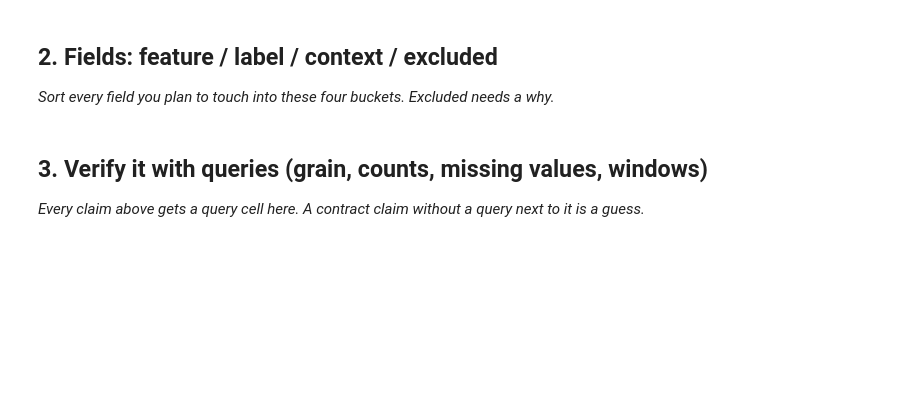
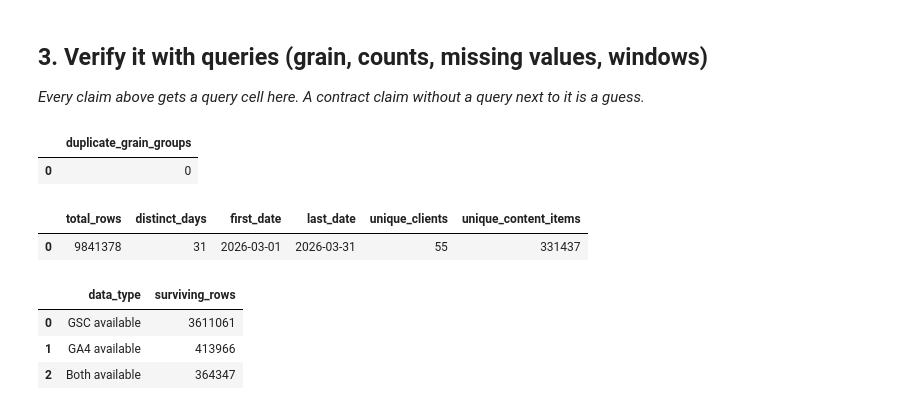
Before and after one commit to Wizard-i/FlyRank-Starter-Repo, a Jupyter notebook: work/notebooks/w03_data_contract.ipynb, the cells around one changed output. Saved outputs shown, nothing was run; the diff lists cells and outputs as text; code cells hidden in the pictures; blank space fills up the shorter version.

```diff
--- a/work/notebooks/w03_data_contract.ipynb
+++ b/work/notebooks/w03_data_contract.ipynb
@@ -16,4 +170,0 @@ This skeleton is yours to fill. Work the sections **in order** — each one has
-# %% [markdown]
-## 2. Fields: feature / label / context / excluded
-
-*Sort every field you plan to touch into these four buckets. Excluded needs a why.*
@@ -24,3 +172,79 @@ This skeleton is yours to fill. Work the sections **in order** — each one has
 ## 3. Verify it with queries (grain, counts, missing values, windows)
 
 *Every claim above gets a query cell here. A contract claim without a query next to it is a guess.*
+# %%
+# This cell is for CODE (numbers, a query, a check).
+# Write your text answer in the cell ABOVE this one — typing sentences here breaks Run All.
+
+# QUERY 1: Verify the raw daily grain
+
+grain_query = con.sql(f"""
+    SELECT COUNT(*) AS duplicate_grain_groups
+    FROM (
+        SELECT
+            report_date,
+            client_hash_id,
+            content_hash_id
+        FROM {MARCH}
+        GROUP BY 1, 2, 3
+        HAVING COUNT(*) > 1
+    ) AS duplicates
+""").df()
+
+display(grain_query)
+
+
+# QUERY 2: Verify row count and date span
+
+count_query = con.sql(f"""
+    SELECT
+        COUNT(*) AS total_rows,
+        COUNT(DISTINCT report_date) AS distinct_days,
+        MIN(report_date) AS first_date,
+        MAX(report_date) AS last_date,
+        COUNT(DISTINCT client_hash_id) AS unique_clients,
+        COUNT(DISTINCT content_hash_id) AS unique_content_items
+    FROM {MARCH}
+""").df()
+
+display(count_query)
+
+
+# QUERY 3: Verify measured data availability
+
+availability_query = con.sql(f"""
+    SELECT
+        'GSC available' AS data_type,
+        COUNT(*) AS surviving_rows
+    FROM {MARCH}
+    WHERE gsc_data_available IS TRUE
+
+    UNION ALL
+
+    SELECT
+        'GA4 available',
+        COUNT(*)
+    FROM {MARCH}
+    WHERE ga4_data_available IS TRUE
+
+    UNION ALL
+
+    SELECT
+        'Both available',
+        COUNT(*)
+    FROM {MARCH}
+    WHERE
+        gsc_data_available IS TRUE
+        AND ga4_data_available IS TRUE
+""").df()
+
+display(availability_query)
+# %% [output]
+|  | duplicate_grain_groups |
+| 0 | 0 |
+|  | total_rows | distinct_days | first_date | last_date | unique_clients | unique_content_items |
+| 0 | 9841378 | 31 | 2026-03-01 | 2026-03-31 | 55 | 331437 |
+|  | data_type | surviving_rows |
+| 0 | GSC available | 3611061 |
+| 1 | GA4 available | 413966 |
+| 2 | Both available | 364347 |
```
Also changed, not shown: parts of 12 cells of this notebook.
